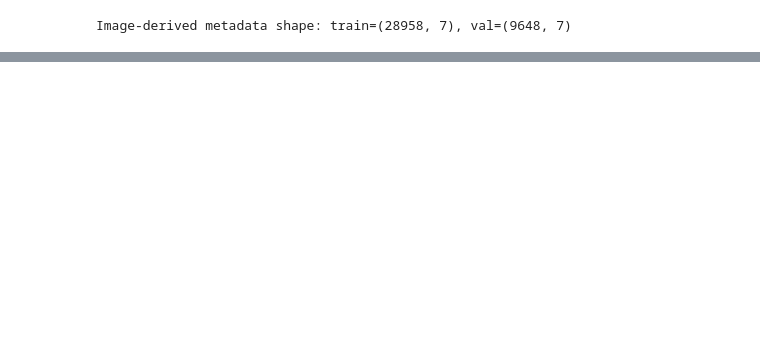
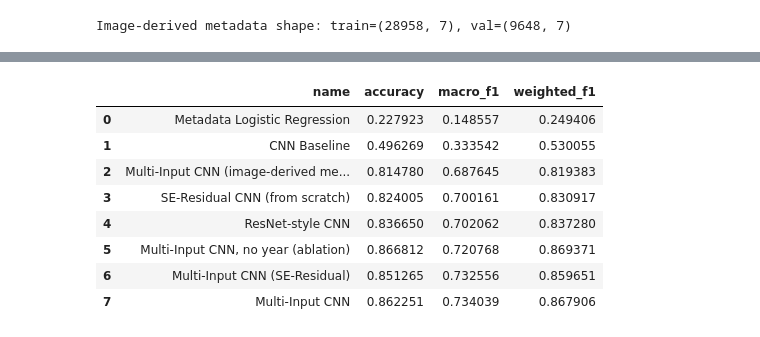
Before and after one commit to whiteshark05/COSC2753-Assignment-2, a Jupyter notebook: notebooks/COSC2753_A2_Task1.ipynb, the cells around one changed output, grey strips where cells are left out. Cells and saved outputs as stored; diff of their text form; code cells hidden in the pictures; blank space fills up the shorter version.

```diff
--- a/notebooks/COSC2753_A2_Task1.ipynb
+++ b/notebooks/COSC2753_A2_Task1.ipynb
@@ -1605,0 +1663,27 @@ Multi-Input CNN (SE-Residual): macro-F1=0.737 (CI 0.712-0.763)
+# %%
+# --- Table 2: real accuracy / macro-F1 / weighted-F1 for every model ---
+all_model_predictions = {}  # kept for reuse elsewhere (e.g. ensembling, error analysis)
+summary_results = []
+
+for name in all_models:
+    y_true, pred = get_val_predictions(name)
+    all_model_predictions[name] = (y_true, pred)
+    summary_results.append({
+        "name": name,
+        "accuracy": accuracy_score(y_true, pred),
+        "macro_f1": f1_score(y_true, pred, average='macro', zero_division=0),
+        "weighted_f1": f1_score(y_true, pred, average='weighted', zero_division=0),
+    })
+
+full_eval_table = pd.DataFrame(summary_results).sort_values("macro_f1").reset_index(drop=True)
+full_eval_table
+# %% [output]
+|  | name | accuracy | macro_f1 | weighted_f1 |
+| 0 | Metadata Logistic Regression | 0.227923 | 0.148557 | 0.249406 |
+| 1 | CNN Baseline | 0.496269 | 0.333542 | 0.530055 |
+| 2 | Multi-Input CNN (image-derived me... | 0.814780 | 0.687645 | 0.819383 |
+| 3 | SE-Residual CNN (from scratch) | 0.824005 | 0.700161 | 0.830917 |
+| 4 | ResNet-style CNN | 0.836650 | 0.702062 | 0.837280 |
+| 5 | Multi-Input CNN, no year (ablation) | 0.866812 | 0.720768 | 0.869371 |
+| 6 | Multi-Input CNN (SE-Residual) | 0.851265 | 0.732556 | 0.859651 |
+| 7 | Multi-Input CNN | 0.862251 | 0.734039 | 0.867906 |
```
Also changed, not shown: parts of 76 cells of this notebook, 1 other file.
